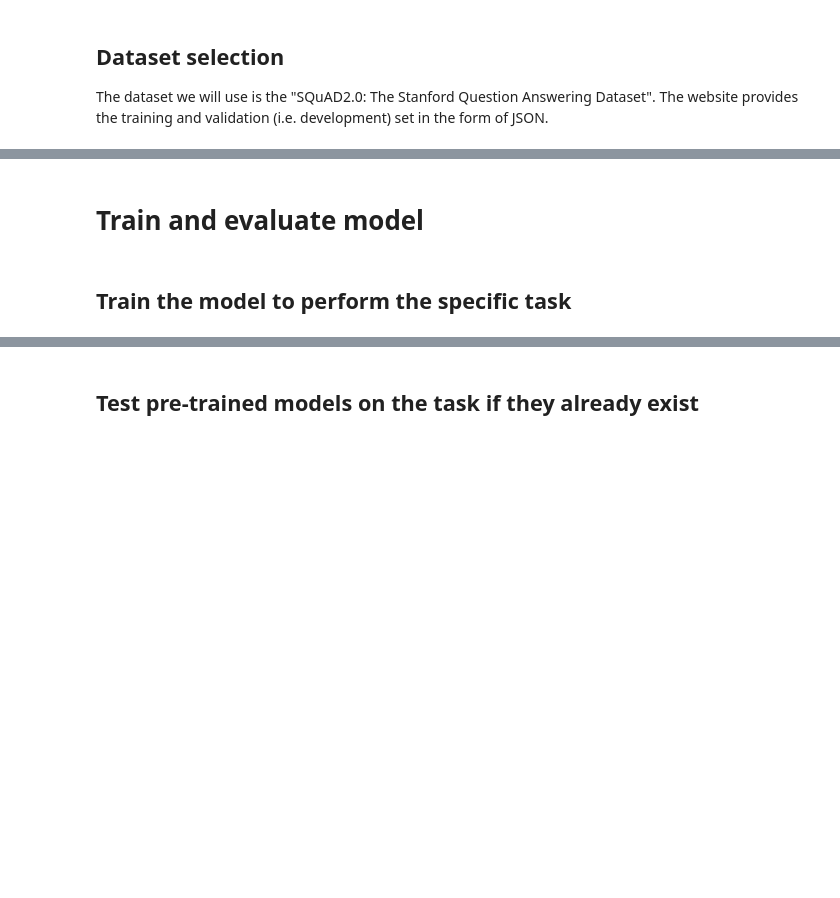
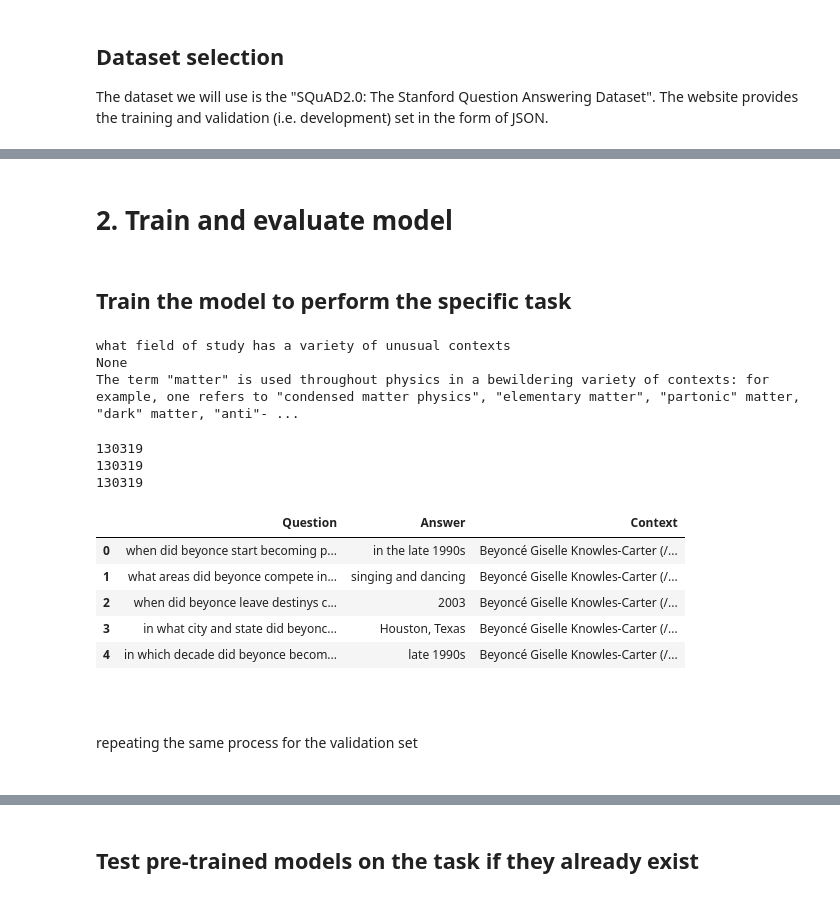
Before and after one commit to Ele975/ML_project2, a Jupyter notebook: AML_project2.ipynb, the cells around one changed output, grey strips where cells are left out. Cells and saved outputs as stored; diff of their text form; code cells hidden in the pictures; blank space fills up the shorter version.

```diff
--- a/AML_project2.ipynb
+++ b/AML_project2.ipynb
@@ -11,0 +54,6 @@ Data in the training set consists of strings which represent questions and answe
+# %%
+# import data from github repository
+train = pd.read_json('AML_project2/train-v2.0.json')
+val = pd.read_json('AML_project2/dev-v2.0.json')
+print(train)
+print(val)
@@ -14,4 +313,69 @@ Data in the training set consists of strings which represent questions and answe
 # %% [markdown]
-# Train and evaluate model
+# 2. Train and evaluate model
 # %% [markdown]
 ## Train the model to perform the specific task
+# %%
+#through this i want to separate the question and answer text
+questionsTrainList = []
+answersTrainList = []
+contextTrainList = []
+
+for category in train['data']:
+    paragraphs = category.get('paragraphs', [])
+    #print(paragraphs)
+    for para in paragraphs:
+      context_list = para.get('context', [])
+      qas_list = para.get('qas', [])
+      for qa in qas_list:
+        # set lower case
+        question = qa.get('question', '').lower()
+
+        # remove punctuation, split '/' and numbers and words with numbers
+        clean_question = re.sub(r'[^\w\s/]', '', question)
+        clean_question = re.sub(r'/', ' ', clean_question)
+        clean_question = re.sub(r'\b(?:\w*\d\w*|\d+)\b', '', clean_question)
+        clean_question = re.sub(r'_', '', clean_question)
+        questionsTrainList.append(clean_question)
+        contextTrainList.append(context_list) ##through this i get the context of each topic
+        answers = qa.get('answers',  []) ### because there were empty answer, this was taken care of by putting it as None as the length of the question and answer has to equal each other
+        if answers == []:
+          text = None
+          answersTrainList.append(text)
+        else:
+          for ans in answers:
+            text = ans.get('text',  [])
+            #print(answers)
+            answersTrainList.append(text)
+# %%
+print(f"{questionsTrainList[130318]}")
+print(f"{answersTrainList[130318]}")
+print(f"{contextTrainList[130318]}")
+# %% [output]
+what field of study has a variety of unusual contexts
+None
+The term "matter" is used throughout physics in a bewildering variety of contexts: for example, one refers to "condensed matter physics", "elementary matter", "partonic" matter, "dark" matter, "anti"- ...
+# %%
+##checking that they are all the same lengths so that there is no issue with tokenising
+print(f"{len(questionsTrainList)}")
+print(f"{len(answersTrainList)}")
+print(f"{len(contextTrainList)}")
+# %% [output]
+130319
+130319
+130319
+# %%
+##put it in a dataframe for easier analysis and visualisation later on
+data = {'Question': questionsTrainList, 'Answer': answersTrainList, 'Context': contextTrainList}
+trainingData = pd.DataFrame(data)
+trainingData.head(5)
+# %% [output]
+|  | Question | Answer | Context |
+| 0 | when did beyonce start becoming p... | in the late 1990s | Beyoncé Giselle Knowles-Carter (/... |
+| 1 | what areas did beyonce compete in... | singing and dancing | Beyoncé Giselle Knowles-Carter (/... |
+| 2 | when did beyonce leave destinys c... | 2003 | Beyoncé Giselle Knowles-Carter (/... |
+| 3 | in what city and state did beyonc... | Houston, Texas | Beyoncé Giselle Knowles-Carter (/... |
+| 4 | in which decade did beyonce becom... | late 1990s | Beyoncé Giselle Knowles-Carter (/... |
+# %% [markdown]
+<br><br>
+repeating the same process for the validation set
+<br><br>
```
Also changed, not shown: parts of 30 cells of this notebook.
